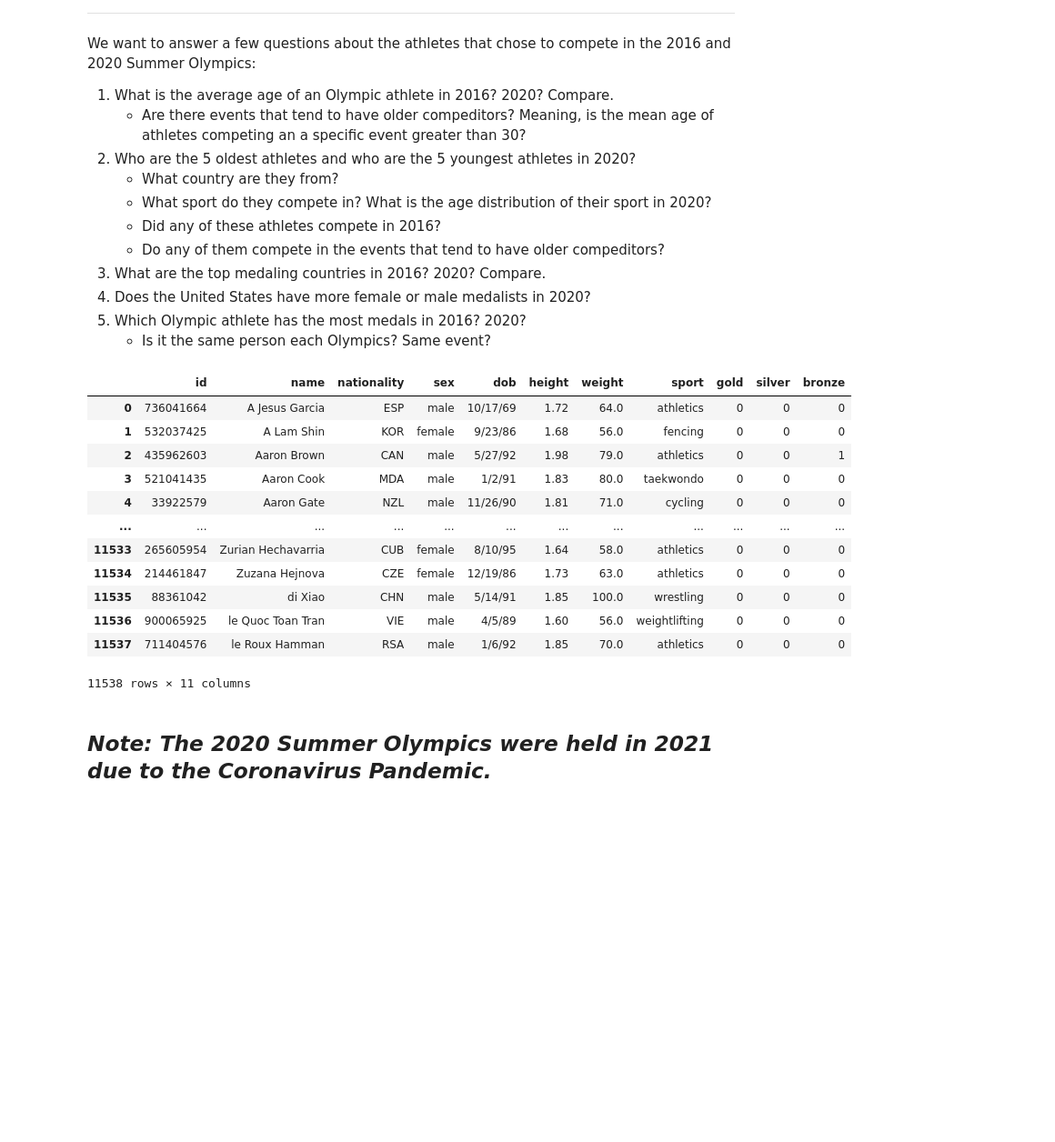
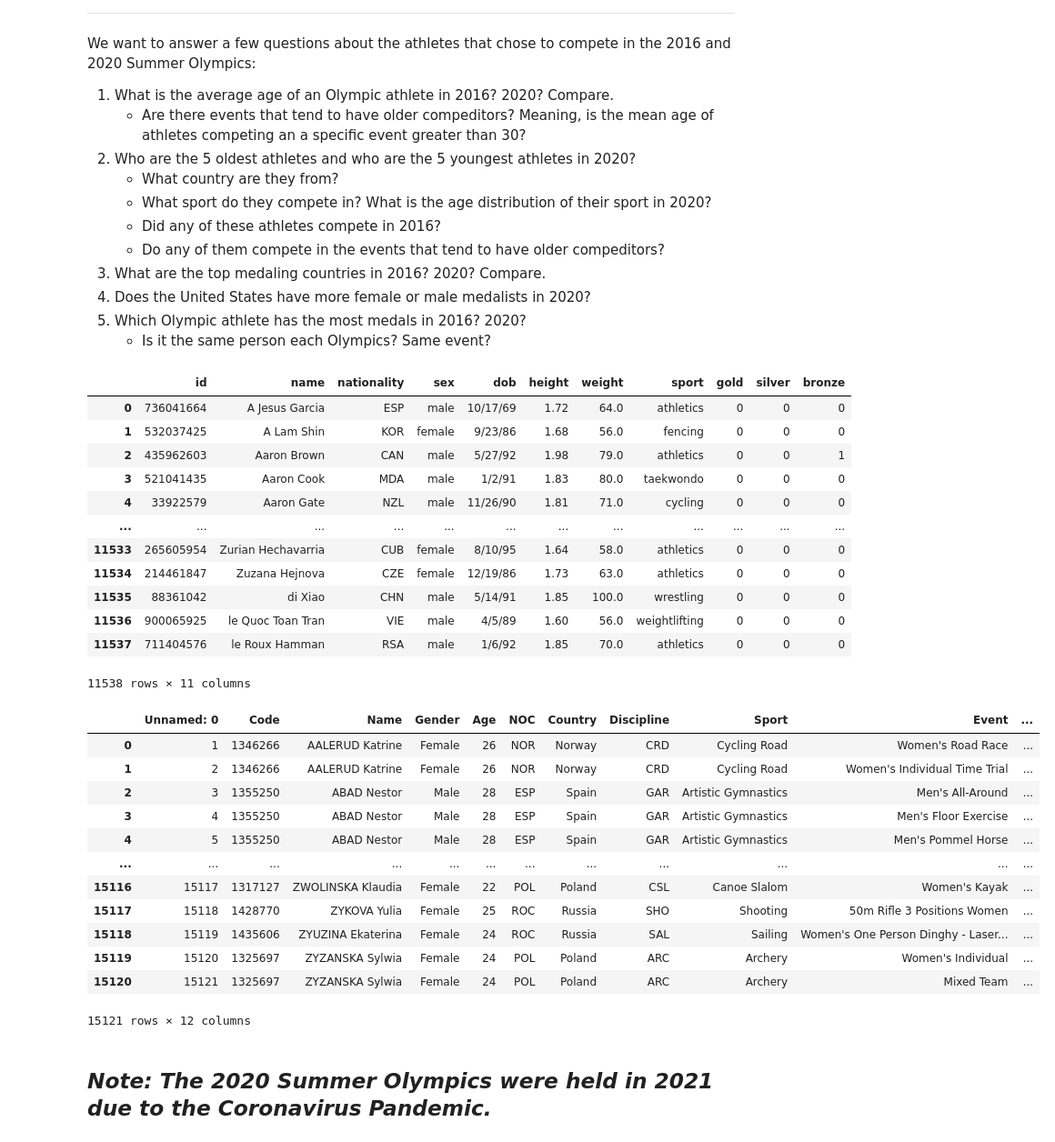
Before and after one commit to bdavis12302/2020-2016-Summer-Olympic-Data, a Jupyter notebook: DSCI235 Final Project - 2020 and 2016 Summer Olympic Data.ipynb, the cells around one changed output. Shown: that part at 91% size. Saved outputs shown, nothing was run; the diff lists cells and outputs as text; code cells hidden in the pictures; blank space fills up the shorter version.

```diff
--- a/DSCI235 Final Project - 2020 and 2016 Summer Olympic Data.ipynb
+++ b/DSCI235 Final Project - 2020 and 2016 Summer Olympic Data.ipynb
@@ -37,21 +37,34 @@ We want to answer a few questions about the athletes that chose to compete in th
 # %%
 olympics2020 = pd.read_csv('https://raw.githubusercontent.com/bdavis12302/2020-2016-Summer-Olympic-Data/main/SummerOlympicDatasets/2020_Olympics_Dataset.csv', encoding='latin-1')
 olympics2016 = pd.read_csv('https://raw.githubusercontent.com/bdavis12302/2020-2016-Summer-Olympic-Data/main/SummerOlympicDatasets/2016_athletes.csv', encoding='latin-1')
-olympics2016
+display(olympics2016, olympics2020)
 # %% [output]
 |  | id | name | nationality | sex | dob | height | weight | sport | gold | silver | bronze |
 | 0 | 736041664 | A Jesus Garcia | ESP | male | 10/17/69 | 1.72 | 64.0 | athletics | 0 | 0 | 0 |
 | 1 | 532037425 | A Lam Shin | KOR | female | 9/23/86 | 1.68 | 56.0 | fencing | 0 | 0 | 0 |
 | 2 | 435962603 | Aaron Brown | CAN | male | 5/27/92 | 1.98 | 79.0 | athletics | 0 | 0 | 1 |
 | 3 | 521041435 | Aaron Cook | MDA | male | 1/2/91 | 1.83 | 80.0 | taekwondo | 0 | 0 | 0 |
 | 4 | 33922579 | Aaron Gate | NZL | male | 11/26/90 | 1.81 | 71.0 | cycling | 0 | 0 | 0 |
 | ... | ... | ... | ... | ... | ... | ... | ... | ... | ... | ... | ... |
 | 11533 | 265605954 | Zurian Hechavarria | CUB | female | 8/10/95 | 1.64 | 58.0 | athletics | 0 | 0 | 0 |
 | 11534 | 214461847 | Zuzana Hejnova | CZE | female | 12/19/86 | 1.73 | 63.0 | athletics | 0 | 0 | 0 |
 | 11535 | 88361042 | di Xiao | CHN | male | 5/14/91 | 1.85 | 100.0 | wrestling | 0 | 0 | 0 |
 | 11536 | 900065925 | le Quoc Toan Tran | VIE | male | 4/5/89 | 1.60 | 56.0 | weightlifting | 0 | 0 | 0 |
 | 11537 | 711404576 | le Roux Hamman | RSA | male | 1/6/92 | 1.85 | 70.0 | athletics | 0 | 0 | 0 |
 11538 rows × 11 columns
+|  | Unnamed: 0 | Code | Name | Gender | Age | NOC | Country | Discipline | Sport | Event | ... |
+| 0 | 1 | 1346266 | AALERUD Katrine | Female | 26 | NOR | Norway | CRD | Cycling Road | Women's Road Race | ... |
+| 1 | 2 | 1346266 | AALERUD Katrine | Female | 26 | NOR | Norway | CRD | Cycling Road | Women's Individual Time Trial | ... |
+| 2 | 3 | 1355250 | ABAD Nestor | Male | 28 | ESP | Spain | GAR | Artistic Gymnastics | Men's All-Around | ... |
+| 3 | 4 | 1355250 | ABAD Nestor | Male | 28 | ESP | Spain | GAR | Artistic Gymnastics | Men's Floor Exercise | ... |
+| 4 | 5 | 1355250 | ABAD Nestor | Male | 28 | ESP | Spain | GAR | Artistic Gymnastics | Men's Pommel Horse | ... |
+| ... | ... | ... | ... | ... | ... | ... | ... | ... | ... | ... | ... |
+| 15116 | 15117 | 1317127 | ZWOLINSKA Klaudia | Female | 22 | POL | Poland | CSL | Canoe Slalom | Women's Kayak | ... |
+| 15117 | 15118 | 1428770 | ZYKOVA Yulia | Female | 25 | ROC | Russia | SHO | Shooting | 50m Rifle 3 Positions Women | ... |
+| 15118 | 15119 | 1435606 | ZYUZINA Ekaterina | Female | 24 | ROC | Russia | SAL | Sailing | Women's One Person Dinghy - Laser... | ... |
+| 15119 | 15120 | 1325697 | ZYZANSKA Sylwia | Female | 24 | POL | Poland | ARC | Archery | Women's Individual | ... |
+| 15120 | 15121 | 1325697 | ZYZANSKA Sylwia | Female | 24 | POL | Poland | ARC | Archery | Mixed Team | ... |
+15121 rows × 12 columns
 # %% [markdown]
 ## *Note: The 2020 Summer Olympics were held in 2021 due to the Coronavirus Pandemic.*
 # %% [markdown]
```
Also changed, not shown: parts of 12 cells of this notebook.
